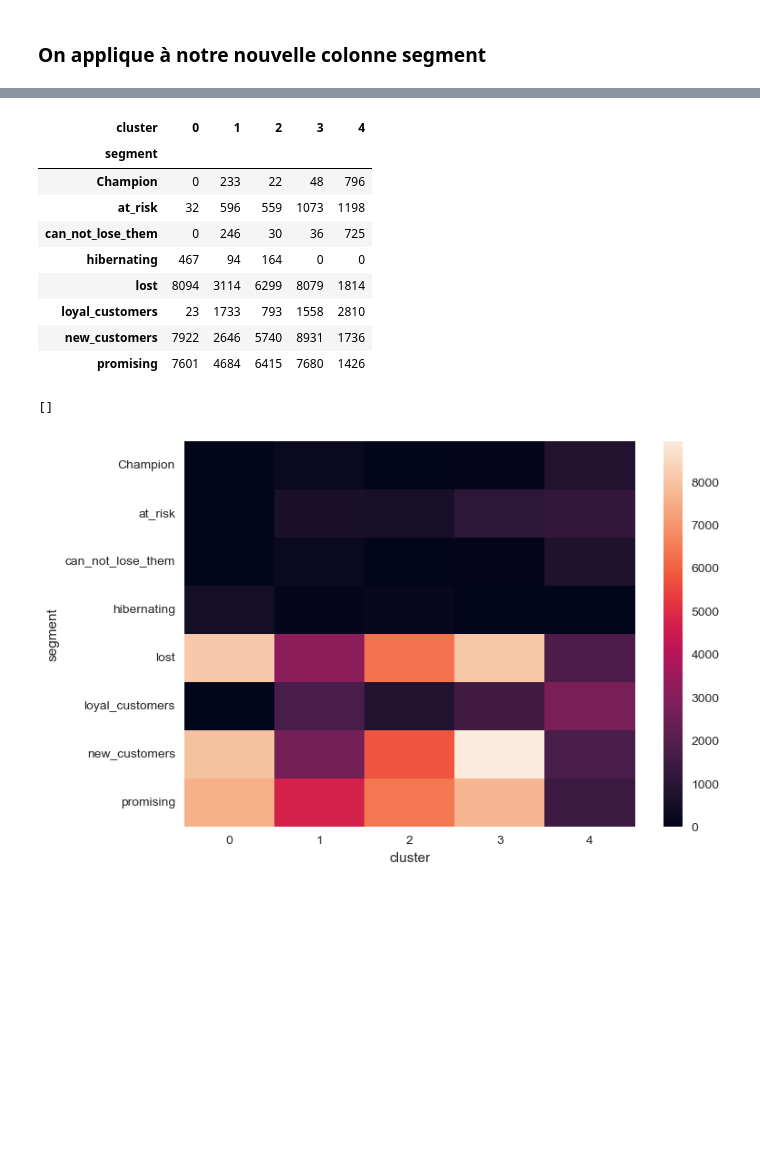
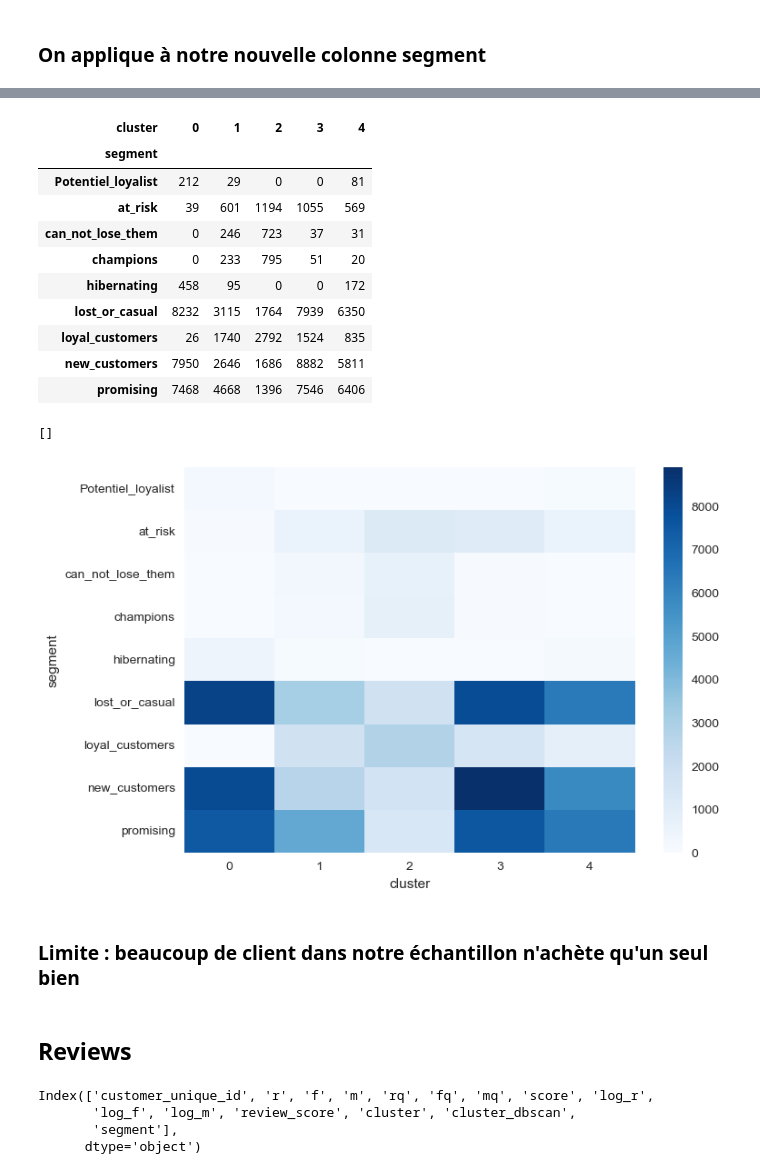
Before and after one commit to ArhurK/P5-Segmentez-les-clients-d-un-e-commerce, a Jupyter notebook: P5_Olist_Model.ipynb, the cells around one changed output, grey strips where cells are left out. Saved outputs shown, nothing was run; the diff lists cells and outputs as text; code cells hidden in the pictures; blank space fills up the shorter version.

```diff
--- a/P5_Olist_Model.ipynb
+++ b/P5_Olist_Model.ipynb
@@ -49,6 +49,8 @@ rfm_reviews.head()
 | 2 | 0000f46a3911fa3c0805444483337064 | 2271.0 | 1 | 86.22 | 0 | 0 | 1 | 001 | 7.727976 | 0.0 | ... |
 | 3 | 0000f6ccb0745a6a4b88665a16c9f078 | 2055.0 | 1 | 43.62 | 0 | 0 | 0 | 000 | 7.628031 | 0.0 | ... |
 | 4 | 0004aac84e0df4da2b147fca70cf8255 | 2022.0 | 1 | 196.89 | 0 | 0 | 2 | 002 | 7.611842 | 0.0 | ... |
+# %%
+rfm_reviews.review_score = round(rfm_reviews.review_score,0)
 # %% [markdown]
 ## K means
 # %%
@@ -325,9 +340,9 @@ rfm_reviews['segment'] = rfm_reviews['score']
 # %%
 champions = ['222']
 loyal_customers = ['212','112','121','221','122','211']
-#Potentiel_loyalist = ['1']
+Potentiel_loyalist = ['220','210']
 new_customers = ['200','201',"202"]
-promising = ['100','111','101','220','210','102','120']
+promising = ['100','111','101','102','120']
 at_risk = ['012','021','011']
 can_not_lose_them = ['022']
 hibernating = ['110','010','020']
@@ -335,6 +350,7 @@ lost_or_casual = ['000','001','002']
 
 mon_dic = {'champions' : champions,
            'loyal_customers' : loyal_customers,
+           'Potentiel_loyalist' : Potentiel_loyalist,
            'new_customers' : new_customers,
            'promising' : promising,
            'at_risk' : at_risk,
@@ -378,17 +394,29 @@ _
 # %% [output]
 | cluster | 0 | 1 | 2 | 3 | 4 |
 | segment |  |  |  |  |  |
-| Champion | 0 | 233 | 22 | 48 | 796 |
-| at_risk | 32 | 596 | 559 | 1073 | 1198 |
-| can_not_lose_them | 0 | 246 | 30 | 36 | 725 |
-| hibernating | 467 | 94 | 164 | 0 | 0 |
-| lost | 8094 | 3114 | 6299 | 8079 | 1814 |
-| loyal_customers | 23 | 1733 | 793 | 1558 | 2810 |
-| new_customers | 7922 | 2646 | 5740 | 8931 | 1736 |
-| promising | 7601 | 4684 | 6415 | 7680 | 1426 |
+| Potentiel_loyalist | 212 | 29 | 0 | 0 | 81 |
+| at_risk | 39 | 601 | 1194 | 1055 | 569 |
+| can_not_lose_them | 0 | 246 | 723 | 37 | 31 |
+| champions | 0 | 233 | 795 | 51 | 20 |
+| hibernating | 458 | 95 | 0 | 0 | 172 |
+| lost_or_casual | 8232 | 3115 | 1764 | 7939 | 6350 |
+| loyal_customers | 26 | 1740 | 2792 | 1524 | 835 |
+| new_customers | 7950 | 2646 | 1686 | 8882 | 5811 |
+| promising | 7468 | 4668 | 1396 | 7546 | 6406 |
 # %%
-sns.heatmap(_, annot=False)
+sns.heatmap(_, annot=False, cmap="Blues")
 plt.plot()
 # %% [output]
 []
-[figure, old version]
+[figure, new version]
+# %% [markdown]
+### Limite : beaucoup de client dans notre échantillon n'achète qu'un seul bien
+# %% [markdown]
+## Reviews
+# %%
+rfm_reviews.columns
+# %% [output]
+Index(['customer_unique_id', 'r', 'f', 'm', 'rq', 'fq', 'mq', 'score', 'log_r',
+       'log_f', 'log_m', 'review_score', 'cluster', 'cluster_dbscan',
+       'segment'],
+      dtype='object')
```
Also changed, not shown: parts of 20 cells of this notebook, 1 other file.
